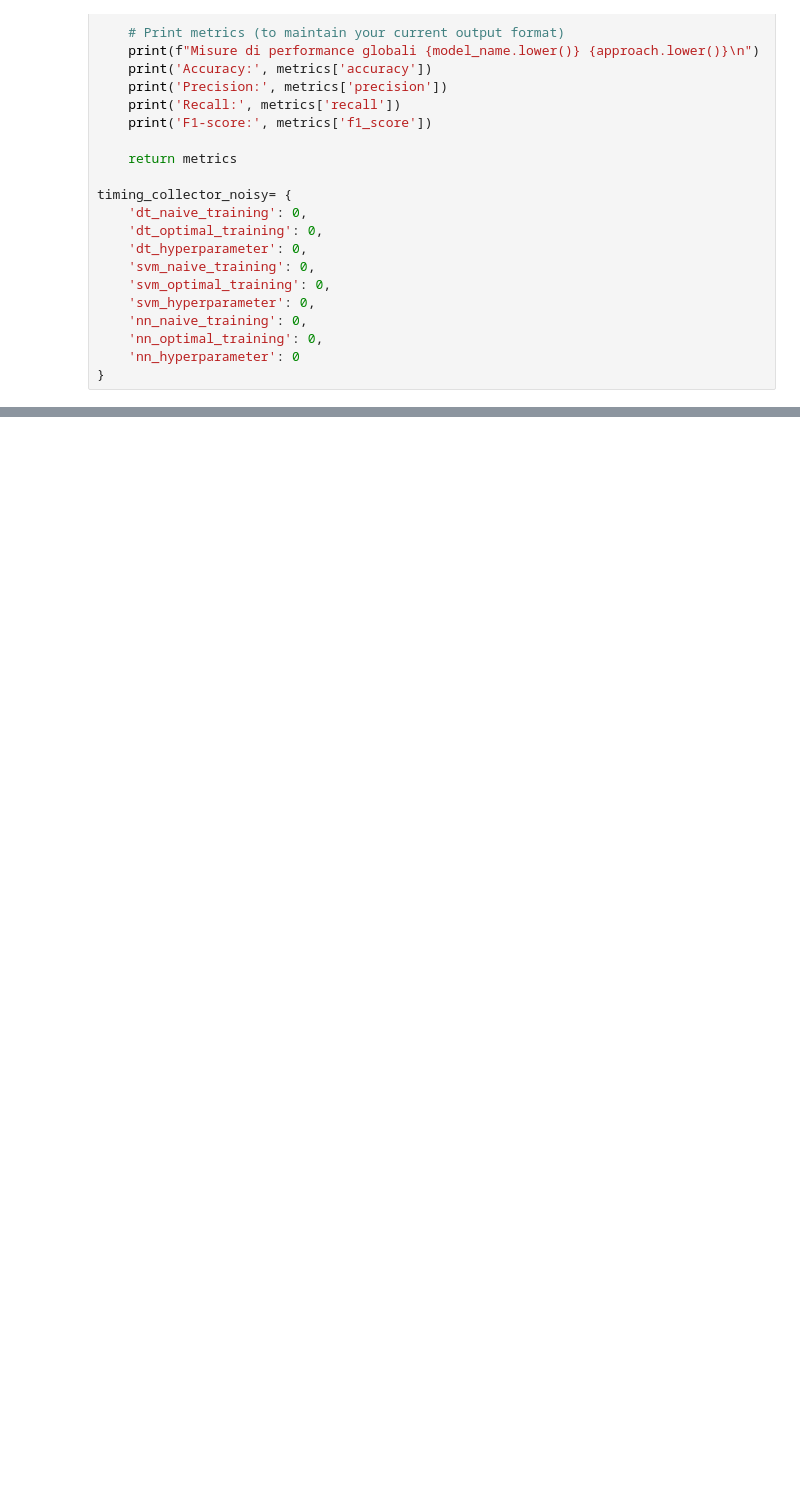
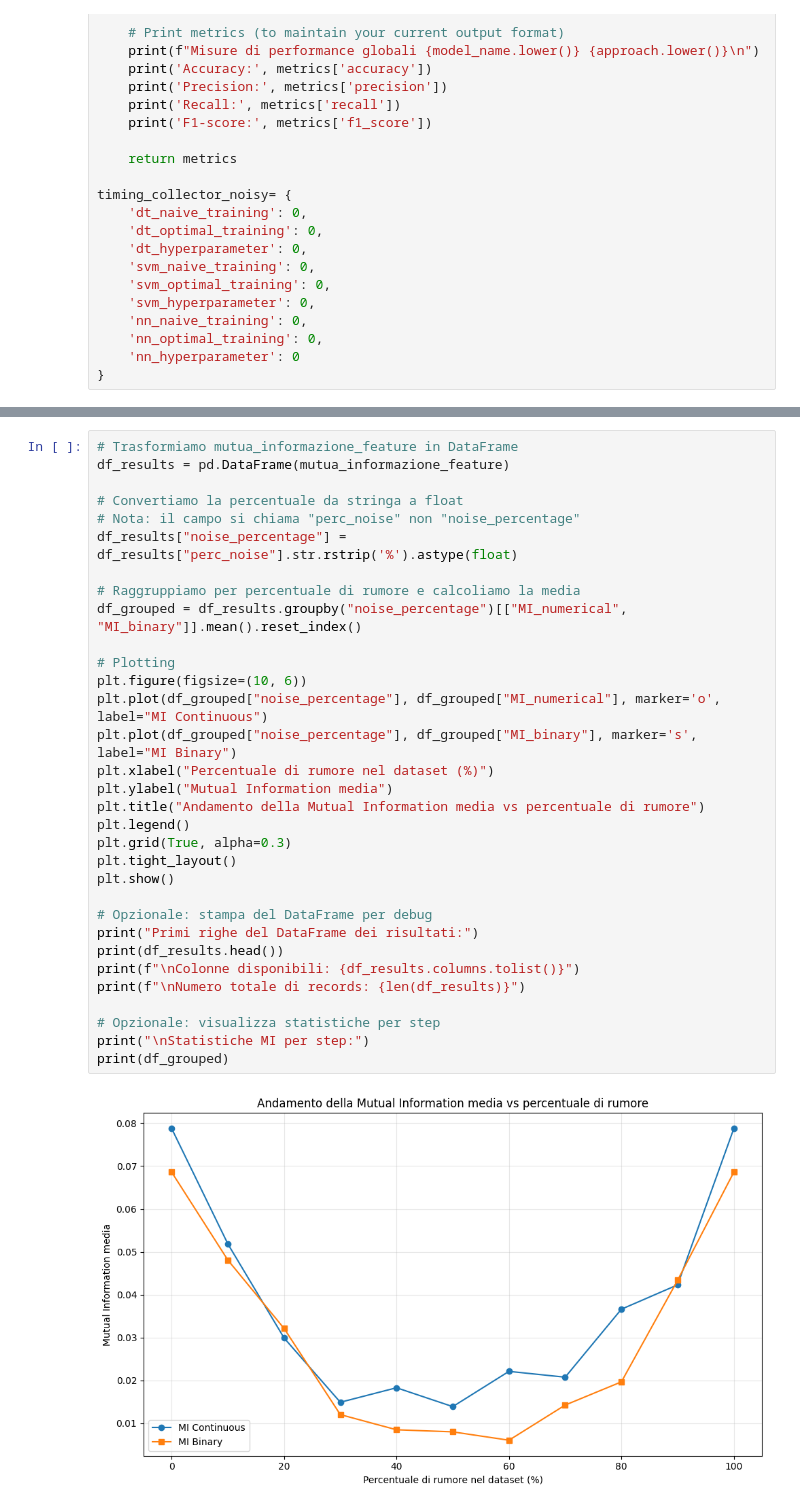
Before and after one commit to andreaspagnolo/architetture_dati, a Jupyter notebook: label_noisy.ipynb, the cells around one changed output, grey strips where cells are left out. Drawn from its saved outputs; the diff is of its cells as text; blank space fills up the shorter version.

Commit message:
add mutua_informazione plots

```diff
--- a/label_noisy.ipynb
+++ b/label_noisy.ipynb
@@ -591,0 +941,34 @@ plot_naive_vs_optimized_duplicates('Neural Network', df)
+# %%
+# Trasformiamo mutua_informazione_feature in DataFrame
+df_results = pd.DataFrame(mutua_informazione_feature)
+
+# Convertiamo la percentuale da stringa a float
+# Nota: il campo si chiama "perc_noise" non "noise_percentage"
+df_results["noise_percentage"] = df_results["perc_noise"].str.rstrip('%').astype(float)
+
+# Raggruppiamo per percentuale di rumore e calcoliamo la media
+df_grouped = df_results.groupby("noise_percentage")[["MI_numerical", "MI_binary"]].mean().reset_index()
+
+# Plotting
+plt.figure(figsize=(10, 6))
+plt.plot(df_grouped["noise_percentage"], df_grouped["MI_numerical"], marker='o', label="MI Continuous")
+plt.plot(df_grouped["noise_percentage"], df_grouped["MI_binary"], marker='s', label="MI Binary")
+plt.xlabel("Percentuale di rumore nel dataset (%)")
+plt.ylabel("Mutual Information media")
+plt.title("Andamento della Mutual Information media vs percentuale di rumore")
+plt.legend()
+plt.grid(True, alpha=0.3)
+plt.tight_layout()
+plt.show()
+
+# Opzionale: stampa del DataFrame per debug
+print("Primi righe del DataFrame dei risultati:")
+print(df_results.head())
+print(f"\nColonne disponibili: {df_results.columns.tolist()}")
+print(f"\nNumero totale di records: {len(df_results)}")
+
+# Opzionale: visualizza statistiche per step
+print("\nStatistiche MI per step:")
+print(df_grouped)
+# %% [output]
+[figure, added]
```
Also changed, not shown: parts of 6 cells of this notebook, 2 other files.
